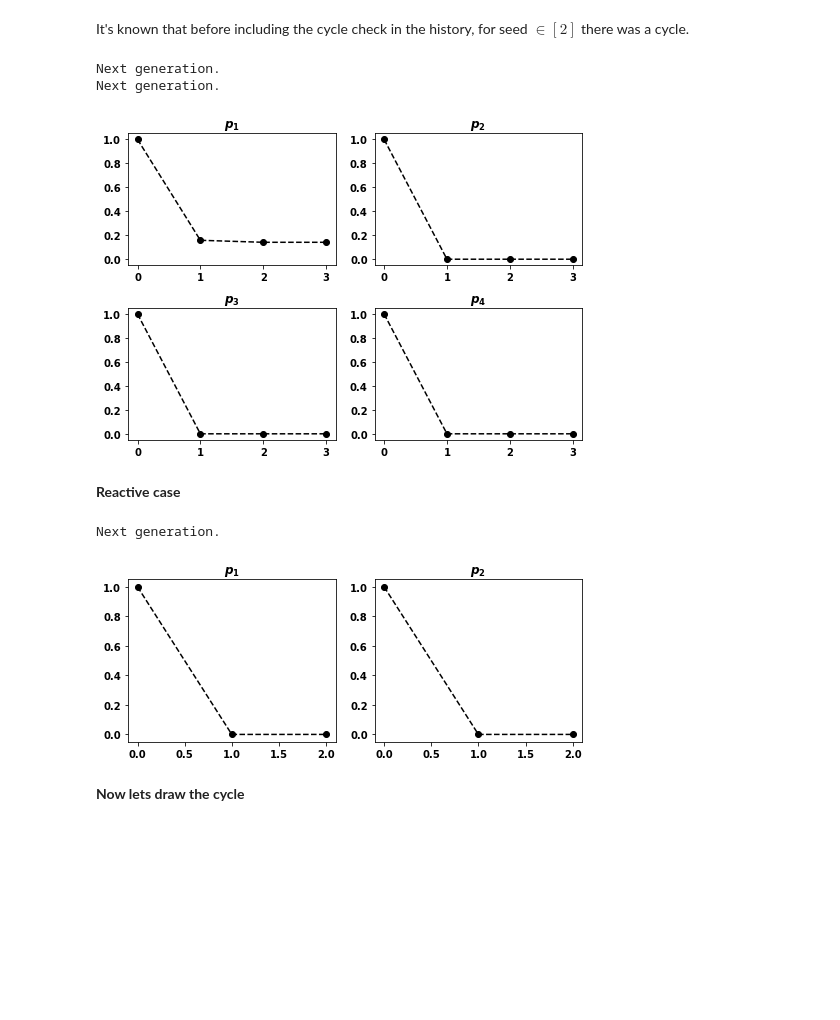
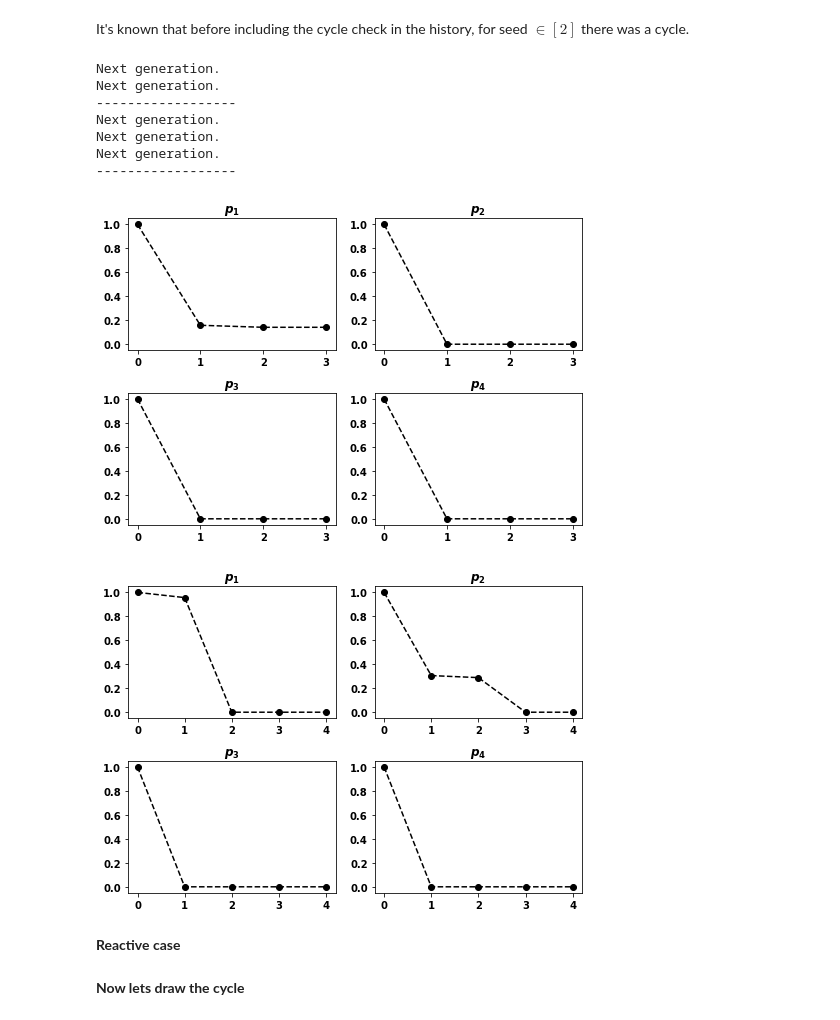
Before and after one commit to Nikoleta-v3/Memory-size-in-the-prisoners-dilemma, a Jupyter notebook: nbs/Evolutionary best responses.ipynb, the cells around one changed output. Cells and saved outputs as stored; diff of their text form; code cells hidden in the pictures; blank space fills up the shorter version.

```diff
--- a/nbs/Evolutionary best responses.ipynb
+++ b/nbs/Evolutionary best responses.ipynb
@@ -50,7 +50,7 @@ plot_convergence(res);
 It's known that before including the cycle check in the history, for seed $\in [2]$ there was a cycle.
 # %%
 best_resposnses, mem_one_histories = [], []
-for seed in [2, 4, 9]:
+for seed in [2, 4]:
     axl.seed(seed)
     random_opponents = [[random.random() for _ in range(4)] for _ in range(2)]
 
@@ -61,43 +61,49 @@ for seed in [2, 4, 9]:
 # %% [output]
 Next generation.
 Next generation.
+------------------
+Next generation.
+Next generation.
+Next generation.
+------------------
 # %%
-points = [[history[i] for history in hist] for i in range(4)]
+for j, hist in enumerate(mem_one_histories):
+    points = [[history[i] for history in hist] for i in range(4)]
 
-fig, ax = plt.subplots(nrows=2, ncols=2, figsize=(7, 5))
-for i in range(4):
-    axes = (int(i / 2), i % 2)
-    ax[axes].plot(points[i], linestyle='--', marker='o', color='black'),
-    ax[axes].set_title(r'$p_{}$'.format(i + 1))
-    ax[axes].set_ylim(-0.05, 1.05)
-fig.tight_layout()
+    fig, ax = plt.subplots(nrows=2, ncols=2, figsize=(7, 5))
+    for i in range(4):
+        axes = (int(i / 2), i % 2)
+        ax[axes].plot(points[i], linestyle='--', marker='o', color='black'),
+        ax[axes].set_title(r'$p_{}$'.format(i + 1))
+        ax[axes].set_ylim(-0.05, 1.05)
+    fig.tight_layout()
+
+    fig.savefig('../img/evol{}.pdf'.format(j), bbox_inches='tight')
 # %% [output]
 [figure]
+[figure, added]
 # %% [markdown]
 **Reactive case**
 # %%
-reactive_best_resposnses, reactive_histories = [], []
-for seed in range(6, 9):
-    axl.seed(seed)
-    random_opponents = [[random.random() for _ in range(4)] for _ in range(2)]
+# reactive_best_resposnses, reactive_histories = [], []
+# for seed in range(6, 9):
+#     axl.seed(seed)
+#     random_opponents = [[random.random() for _ in range(4)] for _ in range(2)]
 
-    best_ev_response, hist = opt_mo.get_evolutionary_best_response(random_opponents,
-                                                                    opt_mo.get_reactive_best_response_with_bayesian)
-    reactive_best_resposnses.append(best_ev_response), reactive_histories.append()
-    print('------------------')
+#     best_ev_response, hist = opt_mo.get_evolutionary_best_response(random_opponents,
+#                                                                     opt_mo.get_reactive_best_response_with_bayesian)
+#     reactive_best_resposnses.append(best_ev_response), reactive_histories.append(hist)
+#     print('------------------')
-# %% [output]
-Next generation.
 # %%
-points = [[history[i] for history in hist] for i in range(2)]
+# for hist in reactive_histories:
+#     points = [[history[i] for history in hist] for i in range(2)]
 
-fig, ax = plt.subplots(nrows=1, ncols=2, figsize=(7, 3))
-for i in range(2):
-    ax[i].plot(points[i], linestyle='--', marker='o', color='black'),
-    ax[i].set_title(r'$p_{}$'.format(i + 1))
-    ax[i].set_ylim(-0.05, 1.05)
-fig.tight_layout()
+#     fig, ax = plt.subplots(nrows=1, ncols=2, figsize=(6, 2.5))
+#     for i in range(2):
+#         ax[i].plot(points[i], linestyle='--', marker='o', color='black'),
+#         ax[i].set_title(r'$p_{}$'.format(i + 1))
+#         ax[i].set_ylim(-0.05, 1.05)
+#     fig.tight_layout()
-# %% [output]
-[figure, removed]
 # %% [markdown]
 **Now lets draw the cycle**
 # %% [markdown]
```
Also changed, not shown: parts of 8 cells of this notebook, 3 other files.
